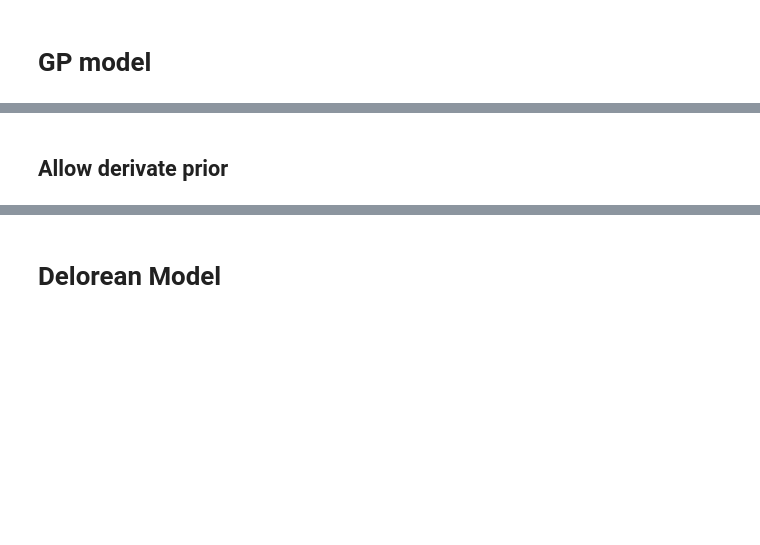
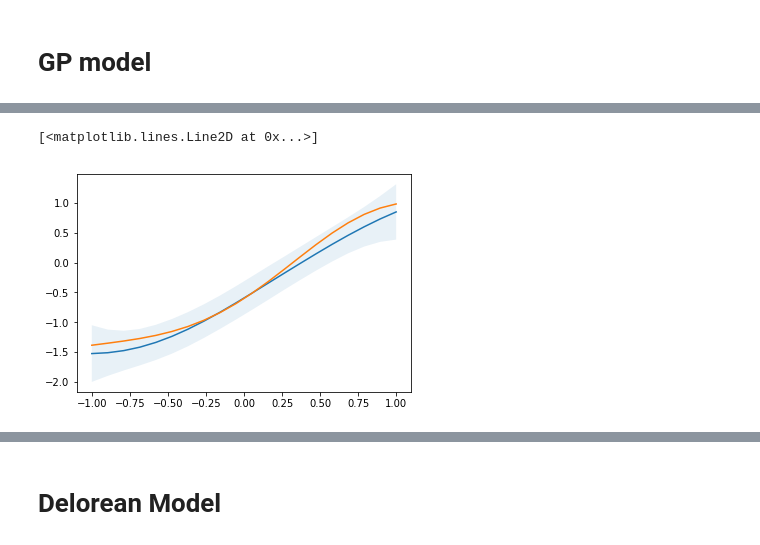
Before and after one commit to ptonner/gp-workshop, a Jupyter notebook: stan.ipynb, the cells around one changed output, grey strips where cells are left out. Saved outputs shown, nothing was run; the diff lists cells and outputs as text; code cells hidden in the pictures; blank space fills up the shorter version.

```diff
--- a/stan.ipynb
+++ b/stan.ipynb
@@ -324,7 +324,10 @@ plt.axhline(mu, color='k')
 # %% [markdown]
 # GP model
 # %%
-def plotFunctionSamples(param, plotKwargs={}, fillKwargs={}, **kwargs):
+def plotFunctionSamples(param, x=None, plotKwargs={}, fillKwargs={}, **kwargs):
+    if x is None:
+        x = np.arange(param.shape[1])
+
     plotKwargs.update(kwargs)
     fillKwargs.update(kwargs)
 
@@ -370,0 +336,2 @@ model = pystan.StanModel(model_code=code)
+# %%
+gp_model = pystan.StanModel(file='stan-models/gp-base.stan')
@@ -388,5 +360,5 @@ cfg = {
     'x': x
 }
 
-samples = model.sampling(data=cfg, iter=2000)
+samples = gp_model.sampling(data=cfg, iter=2000)
 samples
@@ -404,2 +388,0 @@ plt.plot(x, f, c='C1')
-# %% [markdown]
-## Allow derivate prior
@@ -493,6 +389,6 @@ samp.keys()
 # %%
-plotFunctionSamples(samp['f'])
+plotFunctionSamples(samp['f'], x)
 plt.plot(x, f, c='C1')
-
-plt.twinx()
-plotFunctionSamples(samp['df'], color='C1')
+# %% [output]
+[<matplotlib.lines.Line2D at 0x...>]
+[figure, added]
```
Also changed, not shown: parts of 37 cells of this notebook, 1 other file.
